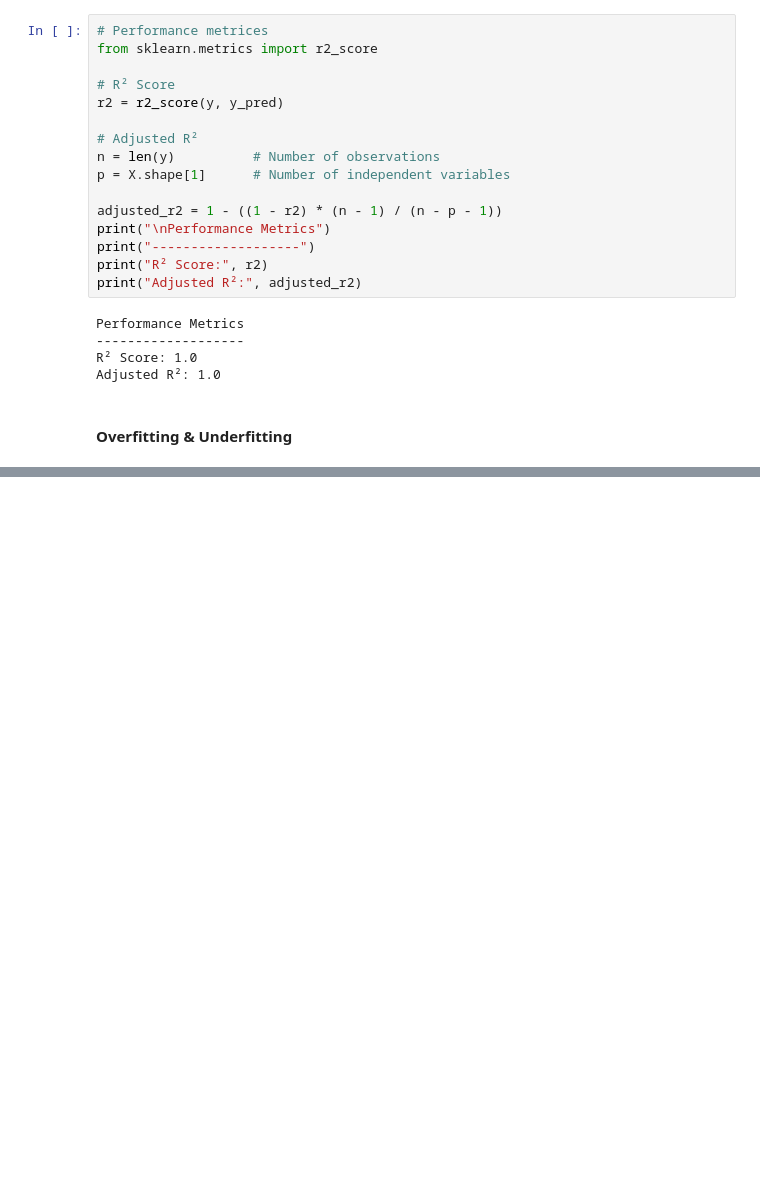
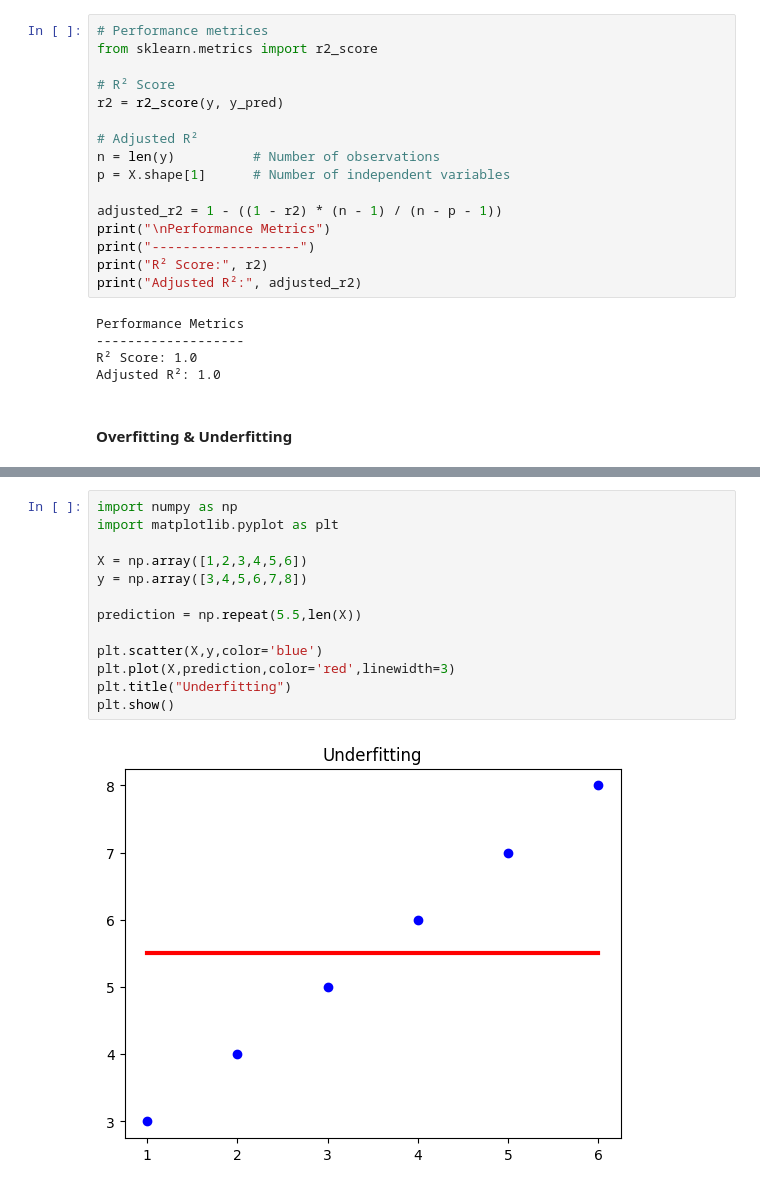
Before and after one commit to dharmen-123/Machine-Learning, a Jupyter notebook: 4_Regressions_Algorithms/1_Linear_Regression.ipynb, the cells around one changed output, grey strips where cells are left out. Saved outputs shown, nothing was run; the diff lists cells and outputs as text; blank space fills up the shorter version.

```diff
--- a/4_Regressions_Algorithms/1_Linear_Regression.ipynb
+++ b/4_Regressions_Algorithms/1_Linear_Regression.ipynb
@@ -103,0 +152,15 @@ Adjusted R²: 1.0
+# %%
+import numpy as np
+import matplotlib.pyplot as plt
+
+X = np.array([1,2,3,4,5,6])
+y = np.array([3,4,5,6,7,8])
+
+prediction = np.repeat(5.5,len(X))
+
+plt.scatter(X,y,color='blue')
+plt.plot(X,prediction,color='red',linewidth=3)
+plt.title("Underfitting")
+plt.show()
+# %% [output]
+[figure, added]
```
Also changed, not shown: parts of 3 cells of this notebook, 1 other file.
